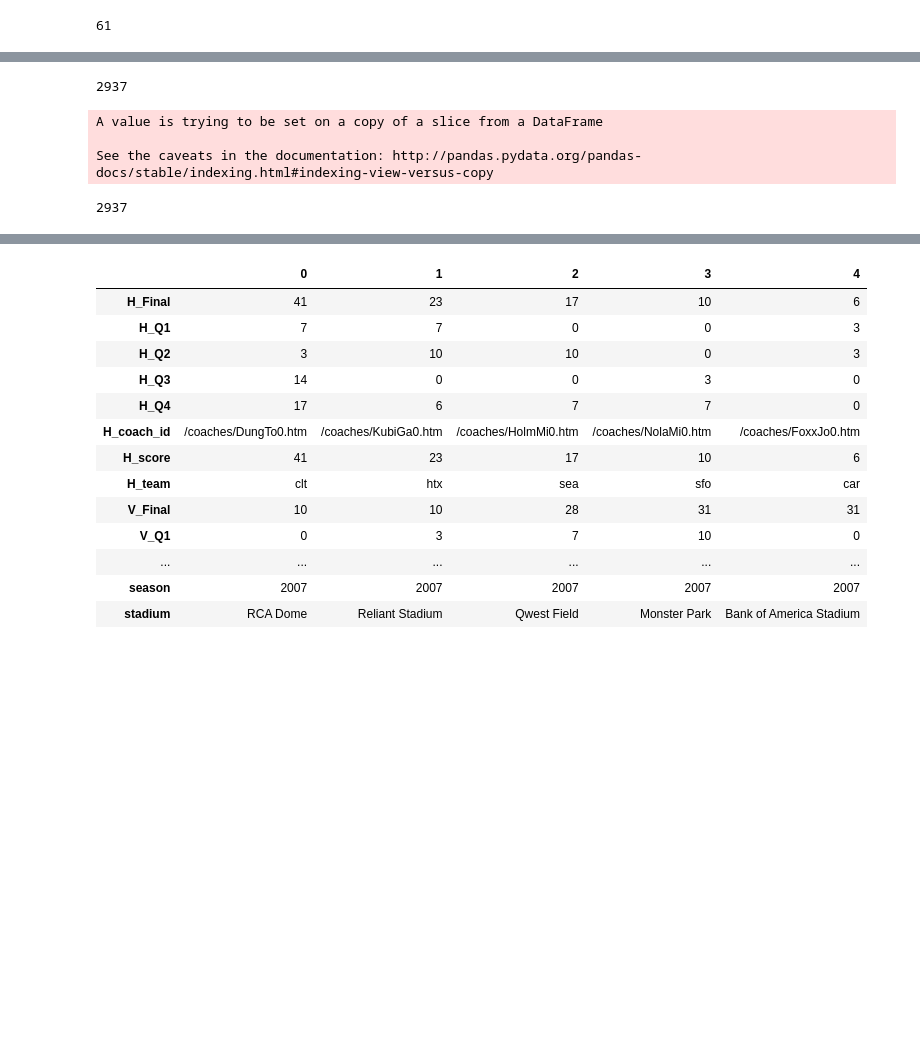
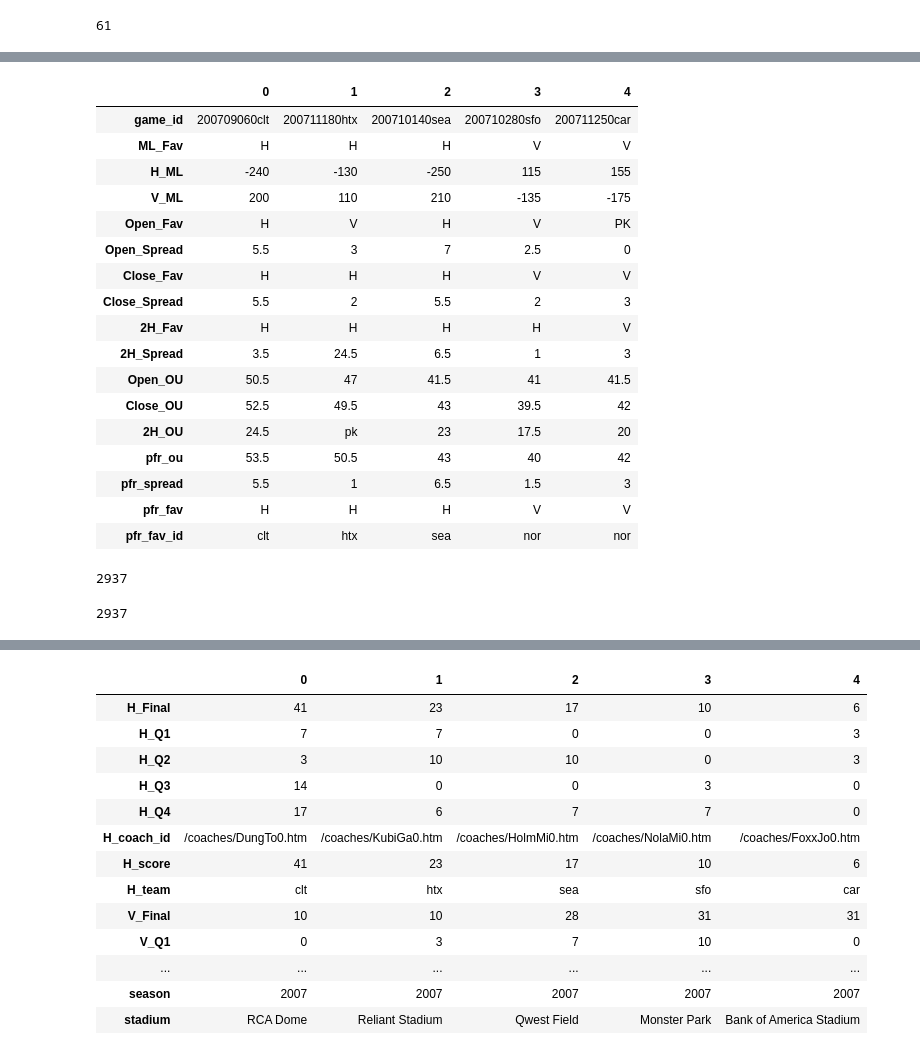
Before and after one commit to joshplotkin/modeling-football-outcomes-2019, a Jupyter notebook: public01_write_tables.ipynb, the cells around one changed output, grey strips where cells are left out. Drawn from its saved outputs; the diff is of its cells as text; code cells hidden in the pictures; blank space fills up the shorter version.

```diff
--- a/public01_write_tables.ipynb
+++ b/public01_write_tables.ipynb
@@ -965,0 +947,13 @@ assert lines.groupby(key).size().max() == 1
+# %%
+game_teams = base_df[['game_id','H_fullname','V_fullname','H_team','V_team']]
+before = lines.shape[0]
+lines = lines.merge(game_teams, left_on='game_id', right_on='game_id')
+assert lines.shape[0] == before
+# %%
+## Open_Fav and Close_Fav have a H/V value for pick'ems
+## replace those with 'PK'
+for oc in ['Open','Close']:
+    lines[oc + '_Fav'] = lines[[oc + '_Fav', oc + '_Spread']].apply(
+        lambda x: 'PK' if x[1] == 0 else x[0],
+        axis=1
+    )
@@ -966,10 +1011,30 @@ assert lines.groupby(key).size().max() == 1
+# %%
+lines['pfr_ou'] = lines['pfr_ou'].apply(lambda x: float(x.split(' ')[0]))
+# %%
+lines.head().T
+# %% [output]
+|  | 0 | 1 | 2 | 3 | 4 |
+| game_id | 200709060clt | 200711180htx | 200710140sea | 200710280sfo | 200711250car |
+| ML_Fav | H | H | H | V | V |
+| H_ML | -240 | -130 | -250 | 115 | 155 |
+| V_ML | 200 | 110 | 210 | -135 | -175 |
+| Open_Fav | H | V | H | V | PK |
+| Open_Spread | 5.5 | 3 | 7 | 2.5 | 0 |
+| Close_Fav | H | H | H | V | V |
+| Close_Spread | 5.5 | 2 | 5.5 | 2 | 3 |
+| 2H_Fav | H | H | H | H | V |
+| 2H_Spread | 3.5 | 24.5 | 6.5 | 1 | 3 |
+| Open_OU | 50.5 | 47 | 41.5 | 41 | 41.5 |
+| Close_OU | 52.5 | 49.5 | 43 | 39.5 | 42 |
+| 2H_OU | 24.5 | pk | 23 | 17.5 | 20 |
+| pfr_ou | 53.5 | 50.5 | 43 | 40 | 42 |
+| pfr_spread | 5.5 | 1 | 6.5 | 1.5 | 3 |
+| pfr_fav | H | H | H | V | V |
+| pfr_fav_id | clt | htx | sea | nor | nor |
 # %%
 lines.shape[0]
-lines.drop_duplicates(inplace=True)
+lines = lines.drop_duplicates()
 lines.shape[0]
 # %% [output]
 2937
-A value is trying to be set on a copy of a slice from a DataFrame
-
-See the caveats in the documentation: http://pandas.pydata.org/pandas-docs/stable/indexing.html#indexing-view-versus-copy
+2937
-2937
```
Also changed, not shown: parts of 80 cells of this notebook, 2 other files.
